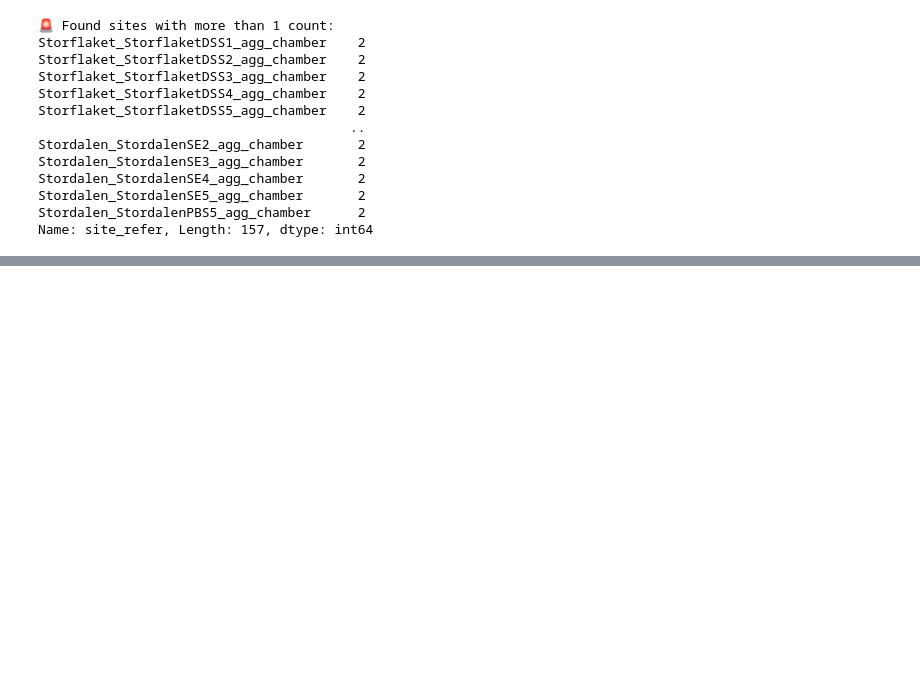
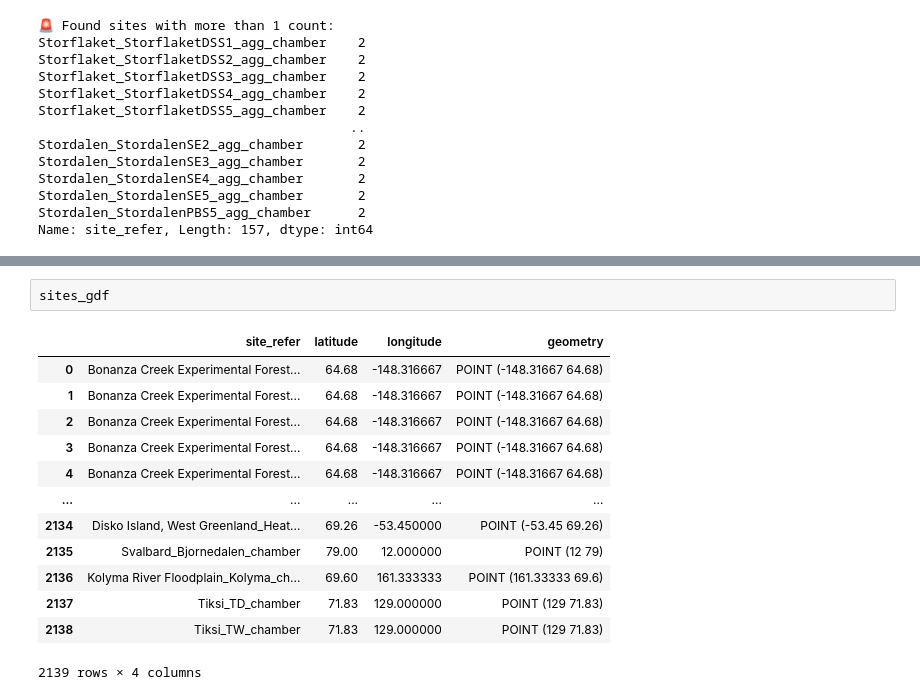
Before and after one commit to stefano-m-potter/abcflux_v2, a Jupyter notebook: sites_to_shapefile.ipynb, the cells around one changed output, grey strips where cells are left out. Saved outputs shown, nothing was run; the diff lists cells and outputs as text; blank space fills up the shorter version.

```diff
--- a/sites_to_shapefile.ipynb
+++ b/sites_to_shapefile.ipynb
@@ -125,0 +291,16 @@ Name: site_refer, Length: 157, dtype: int64
+# %%
+sites_gdf
+# %% [output]
+|  | site_refer | latitude | longitude | geometry |
+| 0 | Bonanza Creek Experimental Forest... | 64.68 | -148.316667 | POINT (-148.31667 64.68) |
+| 1 | Bonanza Creek Experimental Forest... | 64.68 | -148.316667 | POINT (-148.31667 64.68) |
+| 2 | Bonanza Creek Experimental Forest... | 64.68 | -148.316667 | POINT (-148.31667 64.68) |
+| 3 | Bonanza Creek Experimental Forest... | 64.68 | -148.316667 | POINT (-148.31667 64.68) |
+| 4 | Bonanza Creek Experimental Forest... | 64.68 | -148.316667 | POINT (-148.31667 64.68) |
+| ... | ... | ... | ... | ... |
+| 2134 | Disko Island, West Greenland_Heat... | 69.26 | -53.450000 | POINT (-53.45 69.26) |
+| 2135 | Svalbard_Bjornedalen_chamber | 79.00 | 12.000000 | POINT (12 79) |
+| 2136 | Kolyma River Floodplain_Kolyma_ch... | 69.60 | 161.333333 | POINT (161.33333 69.6) |
+| 2137 | Tiksi_TD_chamber | 71.83 | 129.000000 | POINT (129 71.83) |
+| 2138 | Tiksi_TW_chamber | 71.83 | 129.000000 | POINT (129 71.83) |
+2139 rows × 4 columns
```
Also changed, not shown: parts of 1 cell of this notebook, 13 other files.
